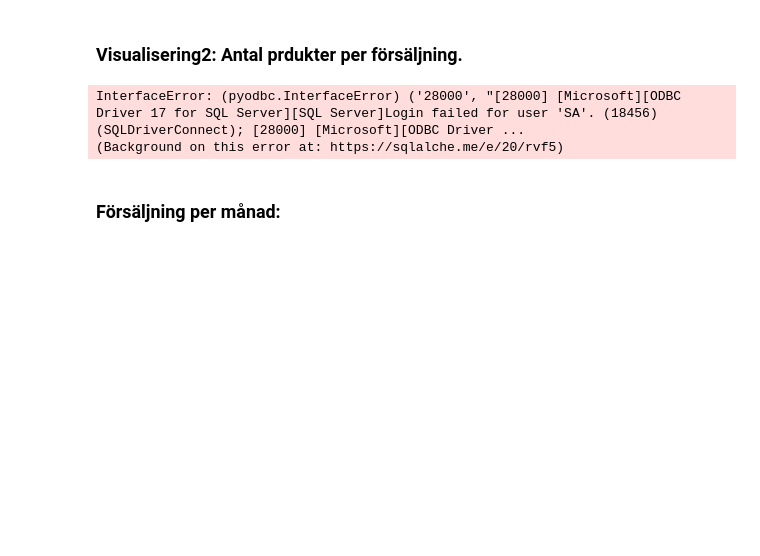
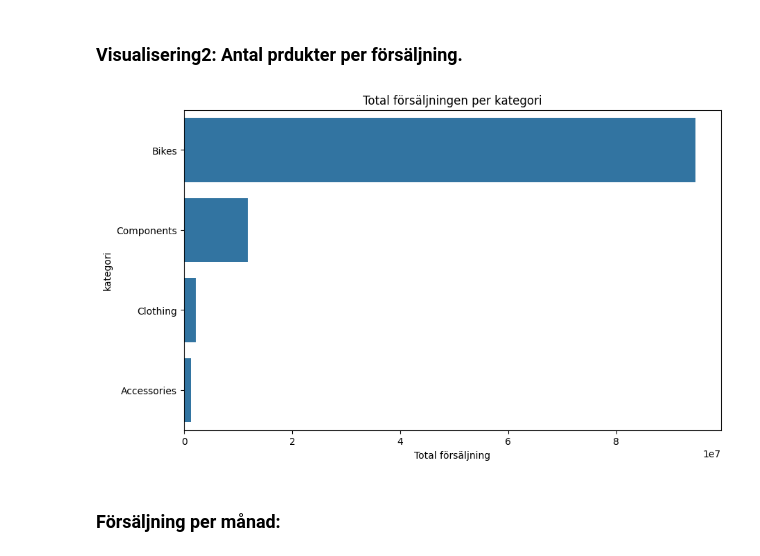
Before and after one commit to IrfanPallani/adventureworks_sanalysis, a Jupyter notebook: Forsaljnings_Analys.ipynb, the cells around one changed output. Saved outputs shown, nothing was run; the diff lists cells and outputs as text; code cells hidden in the pictures; blank space fills up the shorter version.

```diff
--- a/Forsaljnings_Analys.ipynb
+++ b/Forsaljnings_Analys.ipynb
@@ -69,29 +68,34 @@ InterfaceError: (pyodbc.InterfaceError) ('28000', "[28000] [Microsoft][ODBC Driv
 # %%
 sql_2 = """
 SELECT
     pc.Name AS Category,
     SUM(sod.LineTotal) AS Totalsales
 FROM Sales.SalesOrderDetail sod
 JOIN Production.Product p
     ON sod.ProductID = p.ProductID
 JOIN Production.ProductSubcategory ps
     ON p.ProductSubcategoryID = ps.ProductSubcategoryID
 JOIN Production.ProductCategory pc
     ON ps.ProductCategoryID = pc.ProductCategoryID
 
 GROUP BY pc.Name
 ORDER BY Totalsales DESC
 """
 
-df2 = load_df(sql_2)
+df2 = pd.read_sql(sql_2, engine)
 
 plt.figure(figsize=(10,6))
-sns.barplot(data=df2, y='Category', x='Total färsäljning')
-plt.title("Totala försäljningen per produktkategori")
+sns.barplot(
+    data=df2,
+    y='Category',
+    x='Totalsales'
+    )
+plt.title("Total försäljningen per kategori")
+plt.xlabel("Total försäljning")
+plt.ylabel("kategori")
 plt.show()
 # %% [output]
-InterfaceError: (pyodbc.InterfaceError) ('28000', "[28000] [Microsoft][ODBC Driver 17 for SQL Server][SQL Server]Login failed for user 'SA'. (18456) (SQLDriverConnect); [28000] [Microsoft][ODBC Driver ...
-(Background on this error at: https://sqlalche.me/e/20/rvf5)
+[figure, added]
 # %% [markdown]
 ### Försäljning per månad:
 # %%
```
Also changed, not shown: parts of 7 cells of this notebook.
